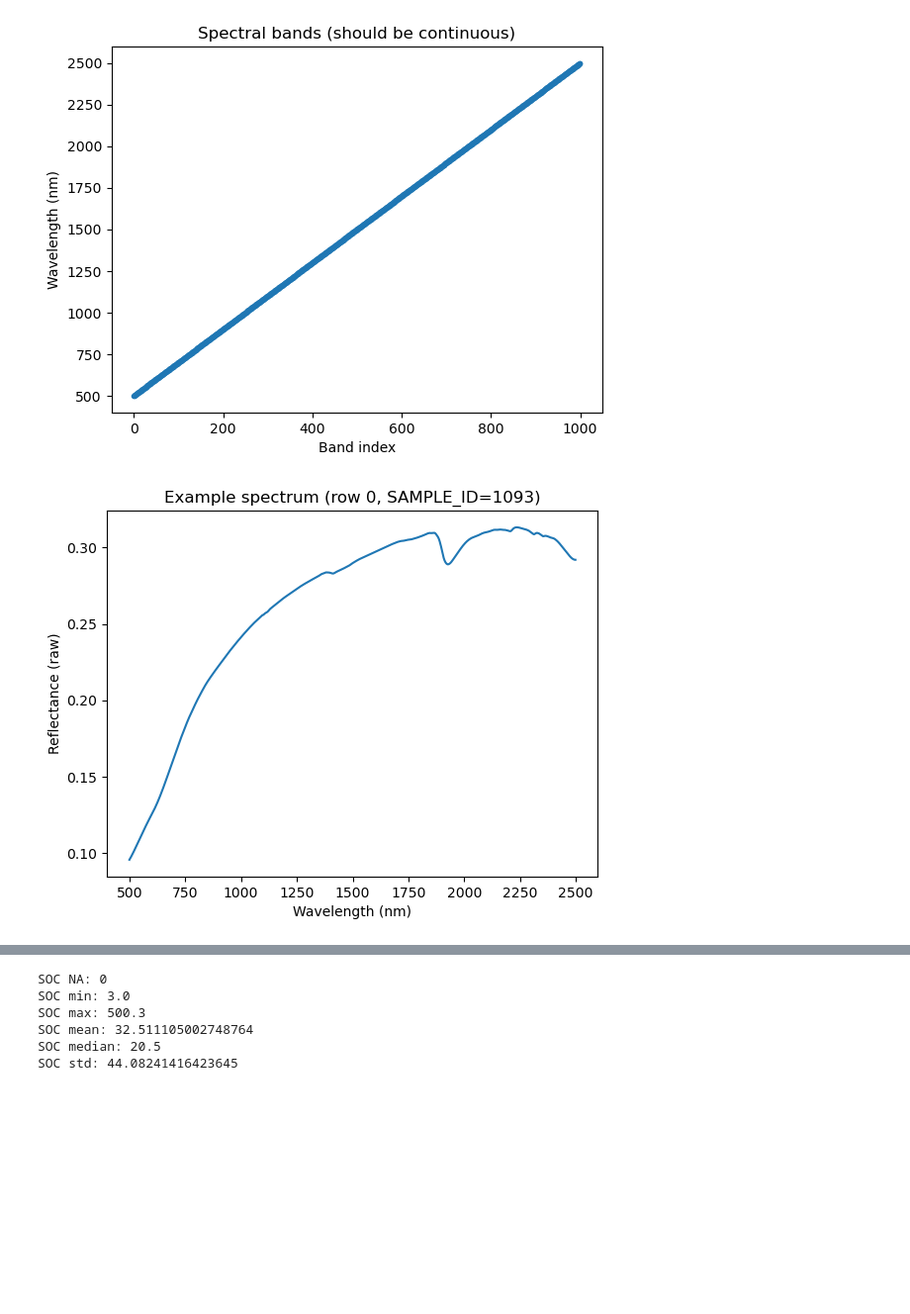
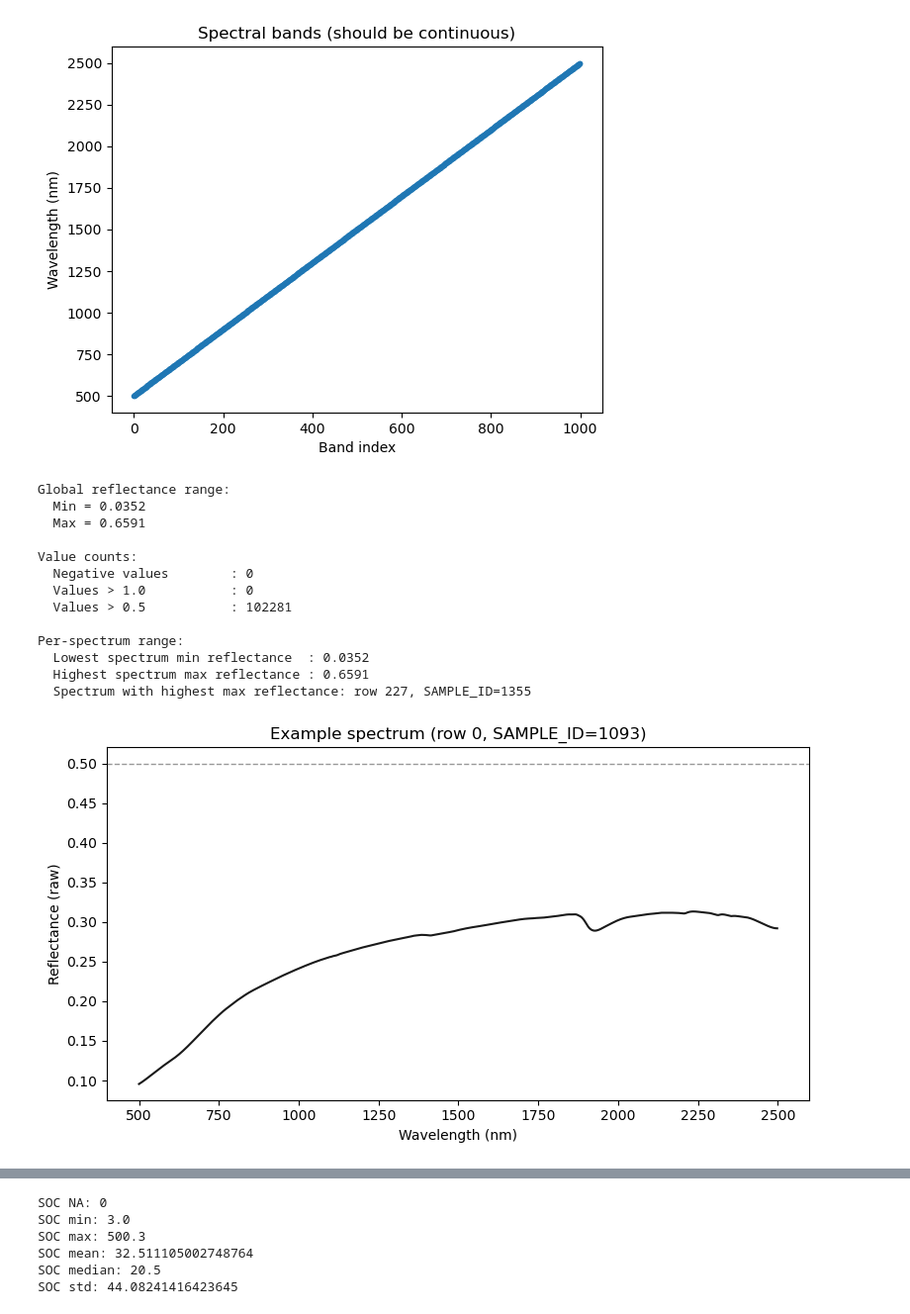
Before and after one commit to patricemahlau/Spec_Report, a Jupyter notebook: Report_Spectrosocpy.ipynb, the cells around one changed output, grey strips where cells are left out. Shown at 99% size. Saved outputs shown, nothing was run; the diff lists cells and outputs as text; code cells hidden in the pictures; blank space fills up the shorter version.

```diff
--- a/Report_Spectrosocpy.ipynb
+++ b/Report_Spectrosocpy.ipynb
@@ -114,15 +114,64 @@ step sizes (unique): [2]
 any gaps (step != 2): False
 [figure]
 # %%
-# Plot one example spectrum (raw, no preprocessing)
-i = 0  # change to any row index you want
-y = spc.iloc[i, 1:].to_numpy(dtype=float)
+# Cell — Spectral sanity check + example spectrum
 
-plt.figure()
-plt.plot(wl, y)
+# full spectral matrix (exclude ID column)
+R = spc.iloc[:, 1:].to_numpy(dtype=float)
+
+global_min = float(np.min(R))
+global_max = float(np.max(R))
+
+n_negative = int(np.sum(R < 0))
+n_above_1 = int(np.sum(R > 1.0))
+n_above_05 = int(np.sum(R > 0.5))
+
+print("Global reflectance range:")
+print(f"  Min = {global_min:.4f}")
+print(f"  Max = {global_max:.4f}")
+print()
+print("Value counts:")
+print(f"  Negative values        : {n_negative}")
+print(f"  Values > 1.0           : {n_above_1}")
+print(f"  Values > 0.5           : {n_above_05}")
+
+# per-spectrum extremes
+spec_min = R.min(axis=1)
+spec_max = R.max(axis=1)
+
+print()
+print("Per-spectrum range:")
+print(f"  Lowest spectrum min reflectance  : {spec_min.min():.4f}")
+print(f"  Highest spectrum max reflectance : {spec_max.max():.4f}")
+
+# identify most extreme spectrum (highest reflectance)
+idx_high = int(np.argmax(spec_max))
+print(f"  Spectrum with highest max reflectance: row {idx_high}, SAMPLE_ID={spc.iloc[idx_high,0]}")
+
+# Plot one example spectrum
+i = 0  # change index if needed
+y = R[i]
+
+plt.figure(figsize=(8, 4.5))
+plt.plot(wl, y, color=COLORS["full"])
+plt.axhline(0.5, color="#999999", linestyle="--", linewidth=1.0)
 plt.xlabel("Wavelength (nm)")
 plt.ylabel("Reflectance (raw)")
-plt.title(f"Example spectrum (row {i}, SAMPLE_ID={spc.iloc[i, 0]})")
+plt.title(f"Example spectrum (row {i}, SAMPLE_ID={spc.iloc[i,0]})")
+plt.tight_layout()
 plt.show()
 # %% [output]
+Global reflectance range:
+  Min = 0.0352
+  Max = 0.6591
+
+Value counts:
+  Negative values        : 0
+  Values > 1.0           : 0
+  Values > 0.5           : 102281
+
+Per-spectrum range:
+  Lowest spectrum min reflectance  : 0.0352
+  Highest spectrum max reflectance : 0.6591
+  Spectrum with highest max reflectance: row 227, SAMPLE_ID=1355
-[figure, old version]
+[figure, new version]
```
Also changed, not shown: parts of 20 cells of this notebook.
